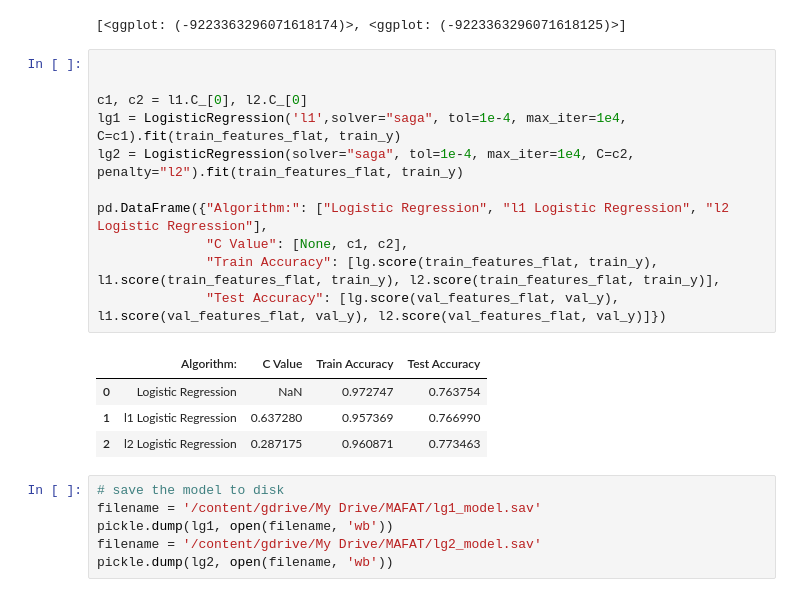
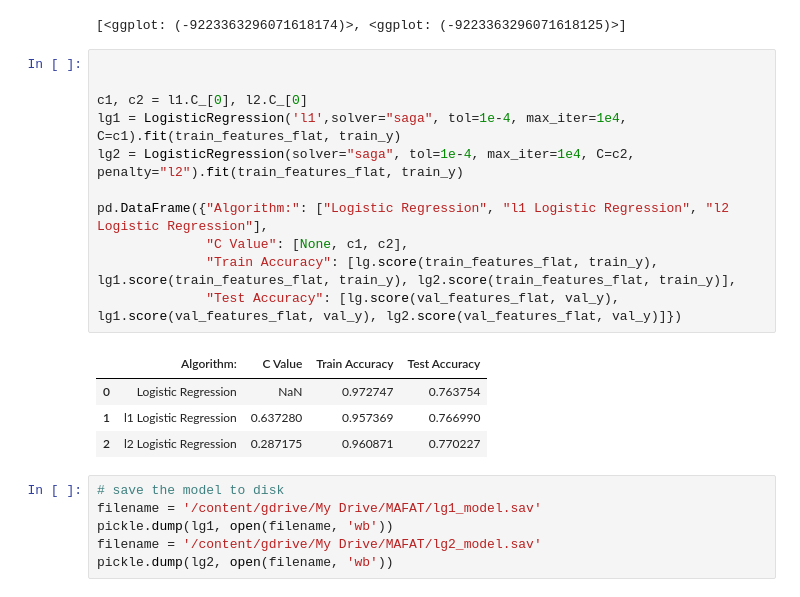
Before and after one commit to Shellyga/MAFAT-Radar-Challenge, a Jupyter notebook: Copy_of_MAFAT_Radar_Challenge_Baseline_CNN_Model.ipynb, the cells around one changed output. Cells and saved outputs as stored; diff of their text form.

```diff
--- a/Copy_of_MAFAT_Radar_Challenge_Baseline_CNN_Model.ipynb
+++ b/Copy_of_MAFAT_Radar_Challenge_Baseline_CNN_Model.ipynb
@@ -1122,19 +1446,19 @@ def append_cv_results(model, plot):
 # %%
 
 
 c1, c2 = l1.C_[0], l2.C_[0]
 lg1 = LogisticRegression('l1',solver="saga", tol=1e-4, max_iter=1e4, C=c1).fit(train_features_flat, train_y)
 lg2 = LogisticRegression(solver="saga", tol=1e-4, max_iter=1e4, C=c2, penalty="l2").fit(train_features_flat, train_y)
 
 pd.DataFrame({"Algorithm:": ["Logistic Regression", "l1 Logistic Regression", "l2 Logistic Regression"],
               "C Value": [None, c1, c2],
-              "Train Accuracy": [lg.score(train_features_flat, train_y), l1.score(train_features_flat, train_y), l2.score(train_features_flat, train_y)],
-              "Test Accuracy": [lg.score(val_features_flat, val_y), l1.score(val_features_flat, val_y), l2.score(val_features_flat, val_y)]})
+              "Train Accuracy": [lg.score(train_features_flat, train_y), lg1.score(train_features_flat, train_y), lg2.score(train_features_flat, train_y)],
+              "Test Accuracy": [lg.score(val_features_flat, val_y), lg1.score(val_features_flat, val_y), lg2.score(val_features_flat, val_y)]})
 # %% [output]
 |  | Algorithm: | C Value | Train Accuracy | Test Accuracy |
 | 0 | Logistic Regression | NaN | 0.972747 | 0.763754 |
 | 1 | l1 Logistic Regression | 0.637280 | 0.957369 | 0.766990 |
-| 2 | l2 Logistic Regression | 0.287175 | 0.960871 | 0.773463 |
+| 2 | l2 Logistic Regression | 0.287175 | 0.960871 | 0.770227 |
 # %%
 # save the model to disk
 filename = '/content/gdrive/My Drive/MAFAT/lg1_model.sav'
```
Also changed, not shown: parts of 55 cells of this notebook.
